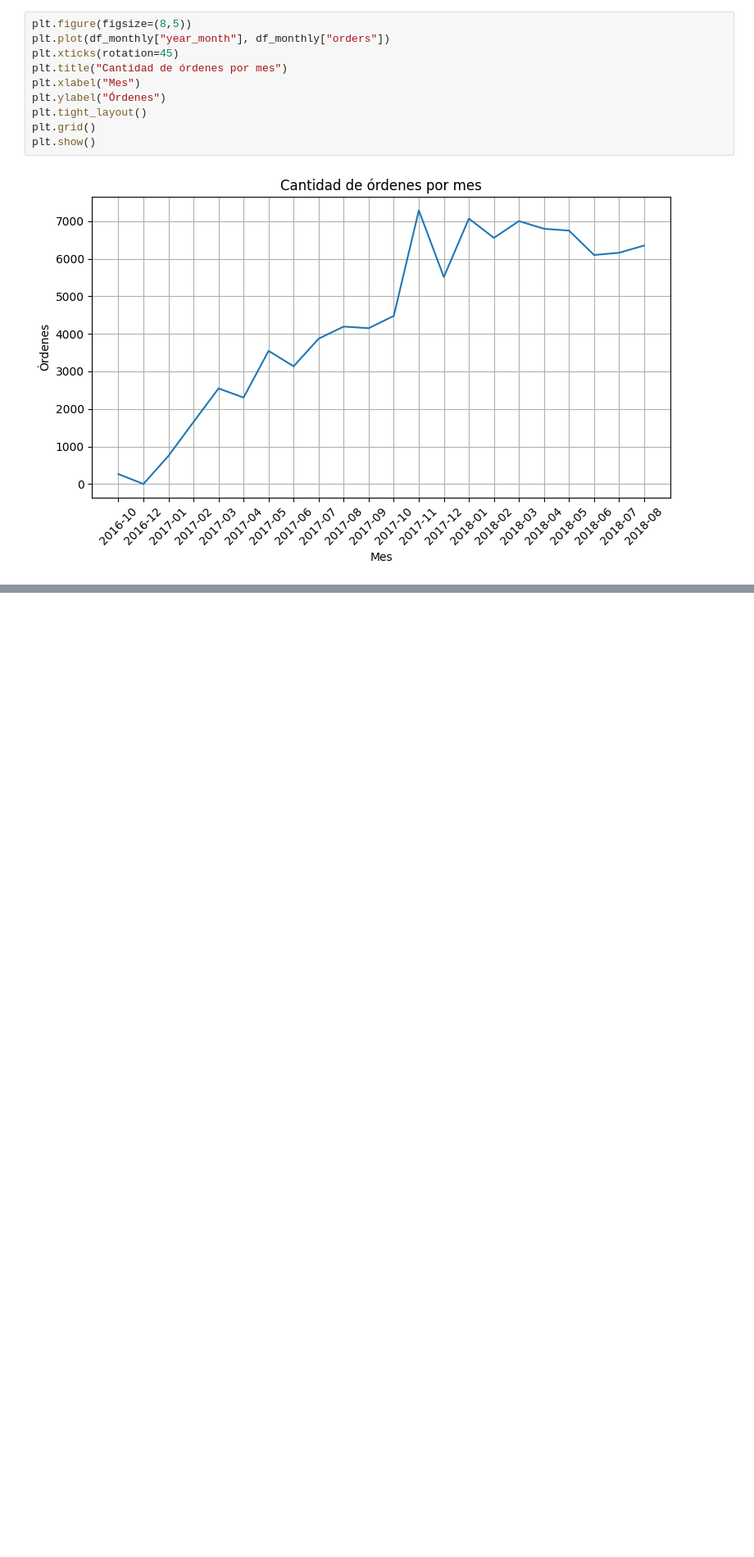
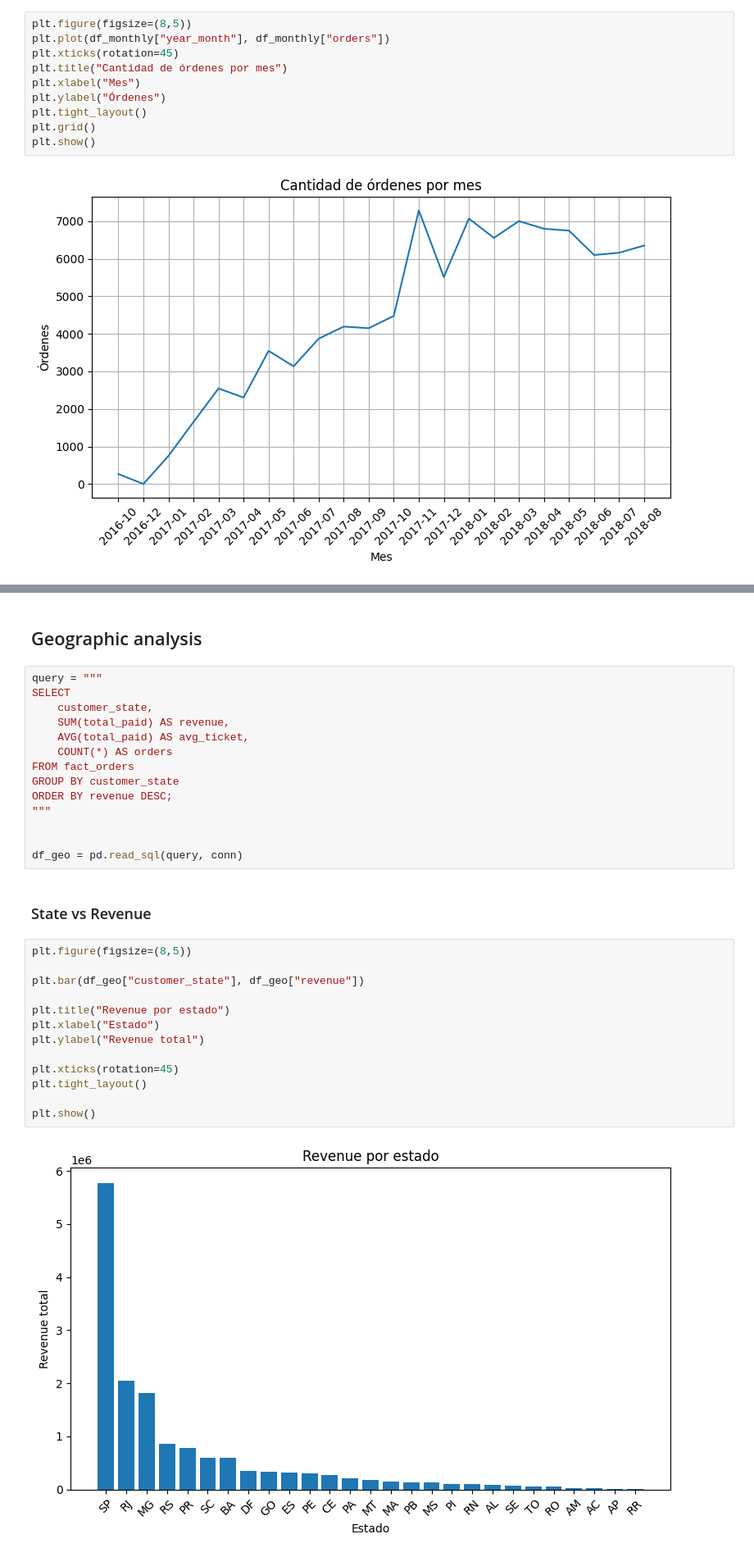
Before and after one commit to SoutoSebastian/ecommerce-analytics-sql-ml, a Jupyter notebook: notebooks/01_eda.ipynb, the cells around one changed output, grey strips where cells are left out. Shown at 82% size. Cells and saved outputs as stored; diff of their text form; blank space fills up the shorter version.

```diff
--- a/notebooks/01_eda.ipynb
+++ b/notebooks/01_eda.ipynb
@@ -234,0 +243,33 @@ Notamos un comportamiento similar al de revenue.
+# %% [markdown]
+## Geographic analysis
+# %%
+query = """
+SELECT
+    customer_state,
+    SUM(total_paid) AS revenue,
+    AVG(total_paid) AS avg_ticket,
+    COUNT(*) AS orders
+FROM fact_orders
+GROUP BY customer_state
+ORDER BY revenue DESC;
+"""
+
+
+df_geo = pd.read_sql(query, conn)
+# %% [markdown]
+### State vs Revenue
+# %%
+plt.figure(figsize=(8,5))
+
+plt.bar(df_geo["customer_state"], df_geo["revenue"])
+
+plt.title("Revenue por estado")
+plt.xlabel("Estado")
+plt.ylabel("Revenue total")
+
+plt.xticks(rotation=45)
+plt.tight_layout()
+
+plt.show()
+# %% [output]
+[figure, added]
```
Also changed, not shown: parts of 38 cells of this notebook, 1 other file.
